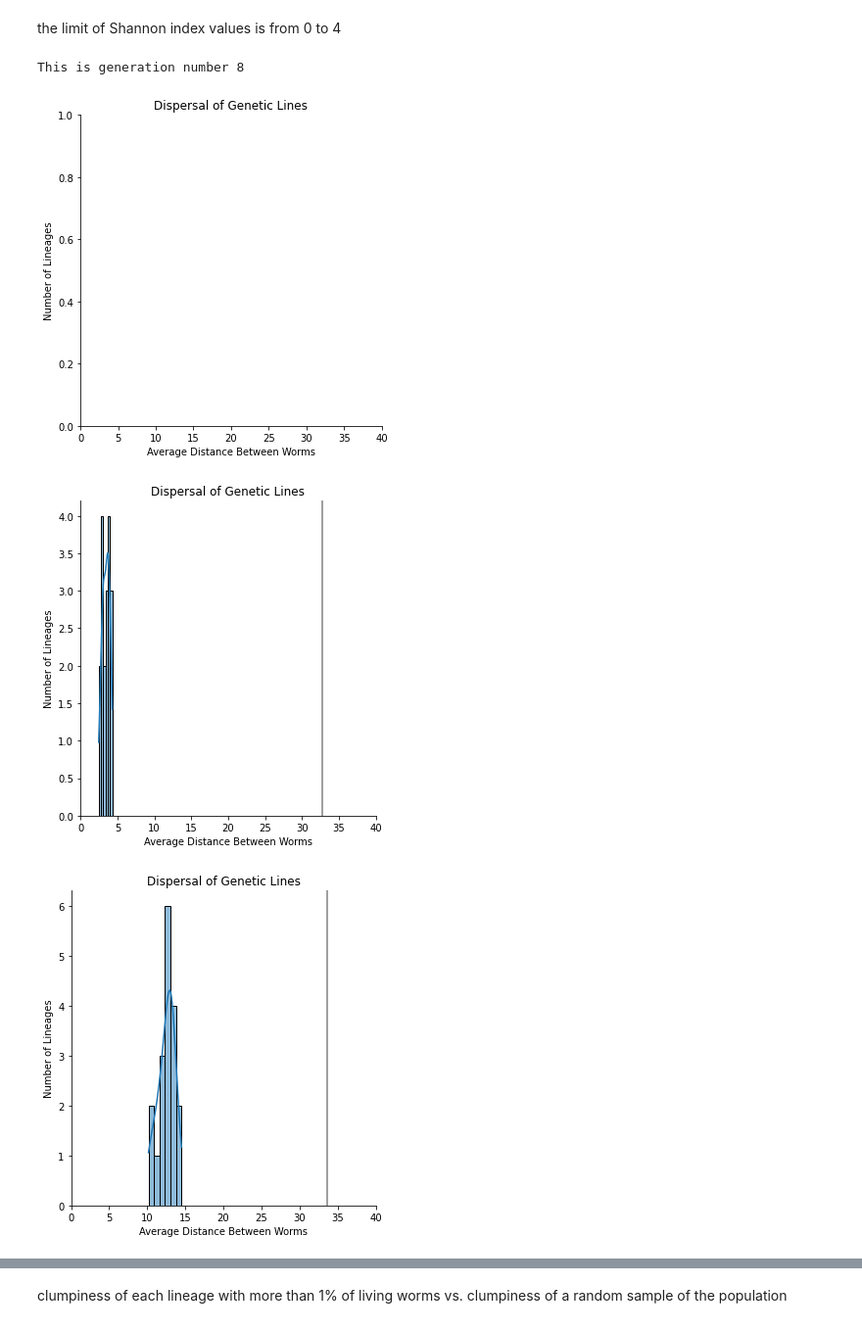
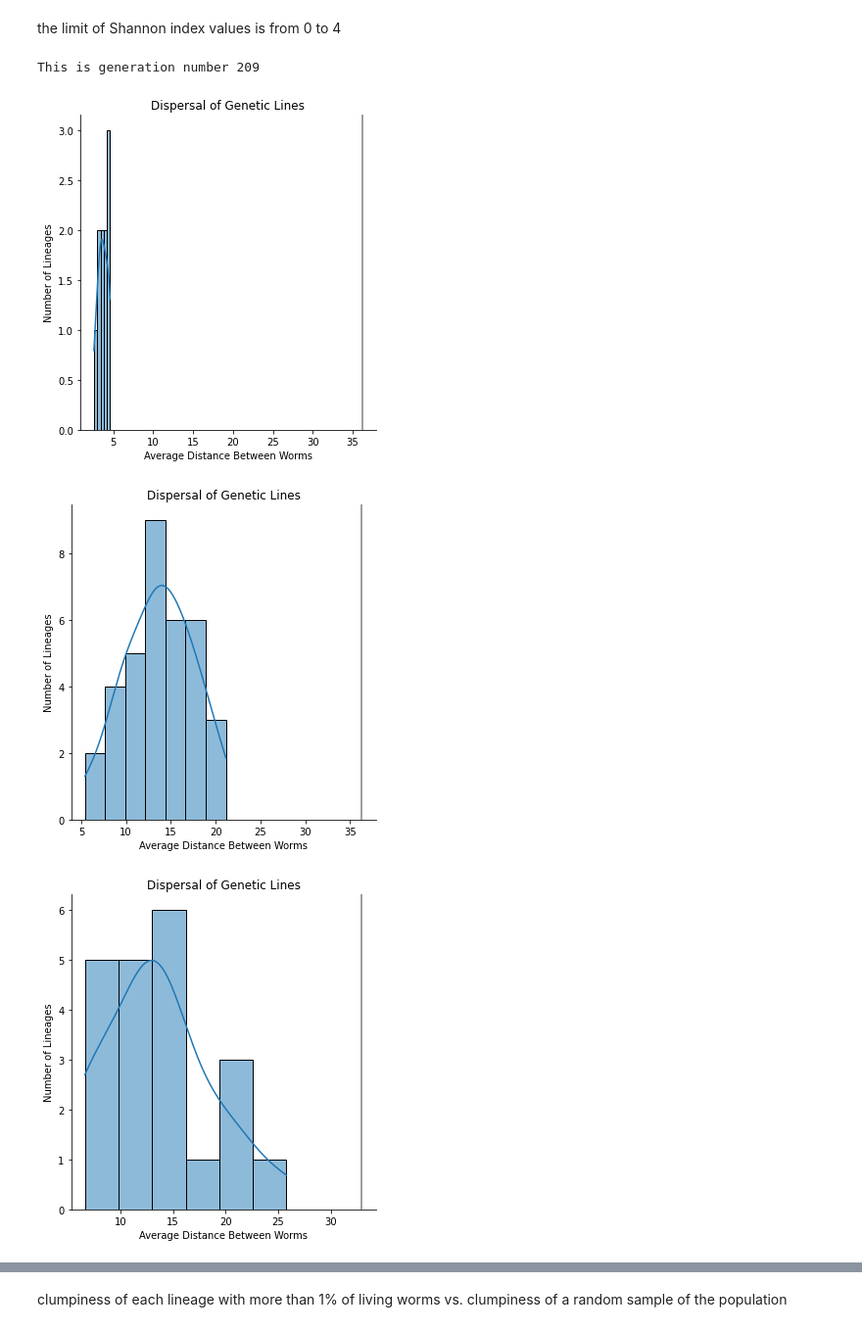
Before and after one commit to RachelGoodridge/life_history_sim, a Jupyter notebook: Worms_Life_Model.ipynb, the cells around one changed output, grey strips where cells are left out. Shown: that part at 98% size. Cells and saved outputs as stored; diff of their text form; code cells hidden in the pictures.

```diff
--- a/Worms_Life_Model.ipynb
+++ b/Worms_Life_Model.ipynb
@@ -33,8 +33,7 @@ D:\experiments\test_run_4
 # %% [markdown]
 set the working directory
 # %%
-#time_saved = [1,250,500,1000,1500,2000,5000,10000,20000,30000]
-time_saved = [1,250,500]
+time_saved = [1,250,500,1000,1500,2000,5000,10000,20000,30000]
 # %%
 my_data = [RG.open_pickle(i) for i in time_saved]
 # %%
@@ -180,11 +168,11 @@ the limit of Shannon index values is from 0 to 4
 # %%
 RG.which_gen(my_data[-1]["array"], my_data[-1]["p_to_i"], my_data[-1]["par"])
 # %% [output]
-This is generation number 8
+This is generation number 209
 # %%
-for i in range(len(time_saved)):
+for i in range(1,len(time_saved)):
     RG.clump(my_data[i]["par"], my_data[i]["array"], my_data[i]["p_to_i"])
 # %% [output]
-[figure, old version]
+[figure, new version]
-[figure, old version]
+[figure, new version]
-[figure, old version]
+[figure, new version]
```
Also changed, not shown: parts of 23 cells of this notebook.
